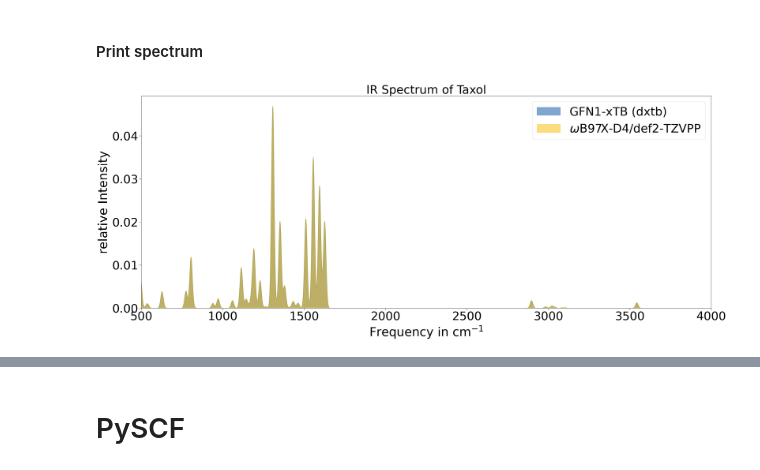
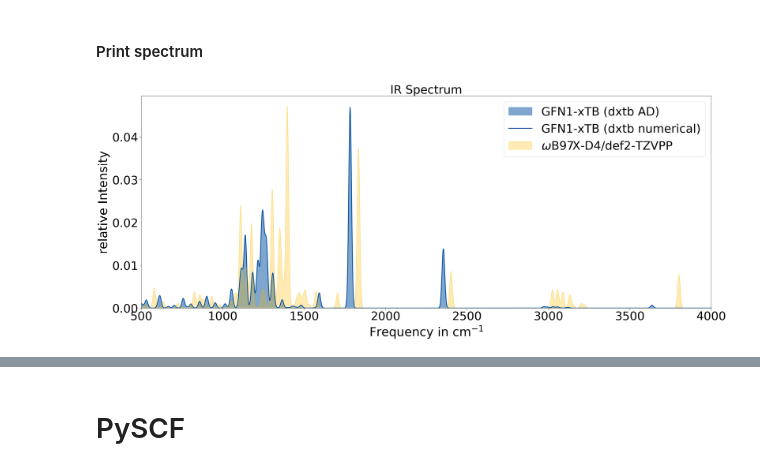
Before and after one commit to grimme-lab/dxtb, a Jupyter notebook: examples/ir.ipynb, the cells around one changed output, grey strips where cells are left out. Drawn from its saved outputs; the diff is of its cells as text; code cells hidden in the pictures.

```diff
--- a/examples/ir.ipynb
+++ b/examples/ir.ipynb
@@ -84,7 +84,8 @@ REF_INTS = np.array([232.8048, 45.4997, 45.5097])
 device = torch.device("cpu")
 dd: dxtb._types.DD = {"device": device, "dtype": torch.double}
 
-f = Path(globals()['_dh'][0]) / "molecules" / "vanillin.xyz"
+f = Path(globals()['_dh'][0]) / "molecules" / "ee-deriv.xyz"
+# f = Path(globals()['_dh'][0]) / "molecules" / "nh3-planar.xyz"
 numbers, positions = read.read_from_path(f, **dd)
 charge = torch.tensor(0.0, **dd)
 
@@ -93,19 +94,18 @@ pos = positions.clone()
 positions.requires_grad_(True)
 
 # dipole moment requires electric field
-field_vector = torch.tensor([0.0, 0.0, 0.0], **dd)
+field_vector = torch.tensor([0.0, 0.0, 0.0], **dd, requires_grad=True)
 ef = dxtb.external.new_efield(field_vector)
 
 opts = {
     "scf_mode": "full",
     "mixer": "anderson",
     "verbosity": 6,
+    "f_atol": 1e-3,
+    "x_atol": 1e-3,
 }
 
 calc = dxtb.Calculator(numbers, dxtb.GFN1_XTB, opts=opts, interaction=[ef], **dd)
-
-# freqs, ints = calc.ir_spectrum(numbers, positions, chrg=charge)
-
 
 freqs_dxtb, ints_dxtb = calc.ir(numbers, positions, chrg=charge)
 freqs_dxtb_num, ints_dxtb_num = calc.ir_numerical(numbers, pos, chrg=charge)
@@ -2436,7 +2511,7 @@ def print_spectrum(freqs1, ints1, freqs2, ints2):
 # %%
-print_spectrum(freqs_dxtb, ints_dxtb, freqs_dxtb_num, ints_dxtb_num)
+print_spectrum2(freqs_dxtb, ints_dxtb, freqs_dxtb_num, ints_dxtb_num, freqs_nitril_dft, ints_nitril_dft)
 # %% [output]
-[figure, old version]
+[figure, new version]
 # %%
 print_spectrum(freqs_dxtb, ints_dxtb, freqs_nitril_dft, ints_nitril_dft)
 # %% [output]
```
Also changed, not shown: parts of 9 cells of this notebook, 39 other files.
